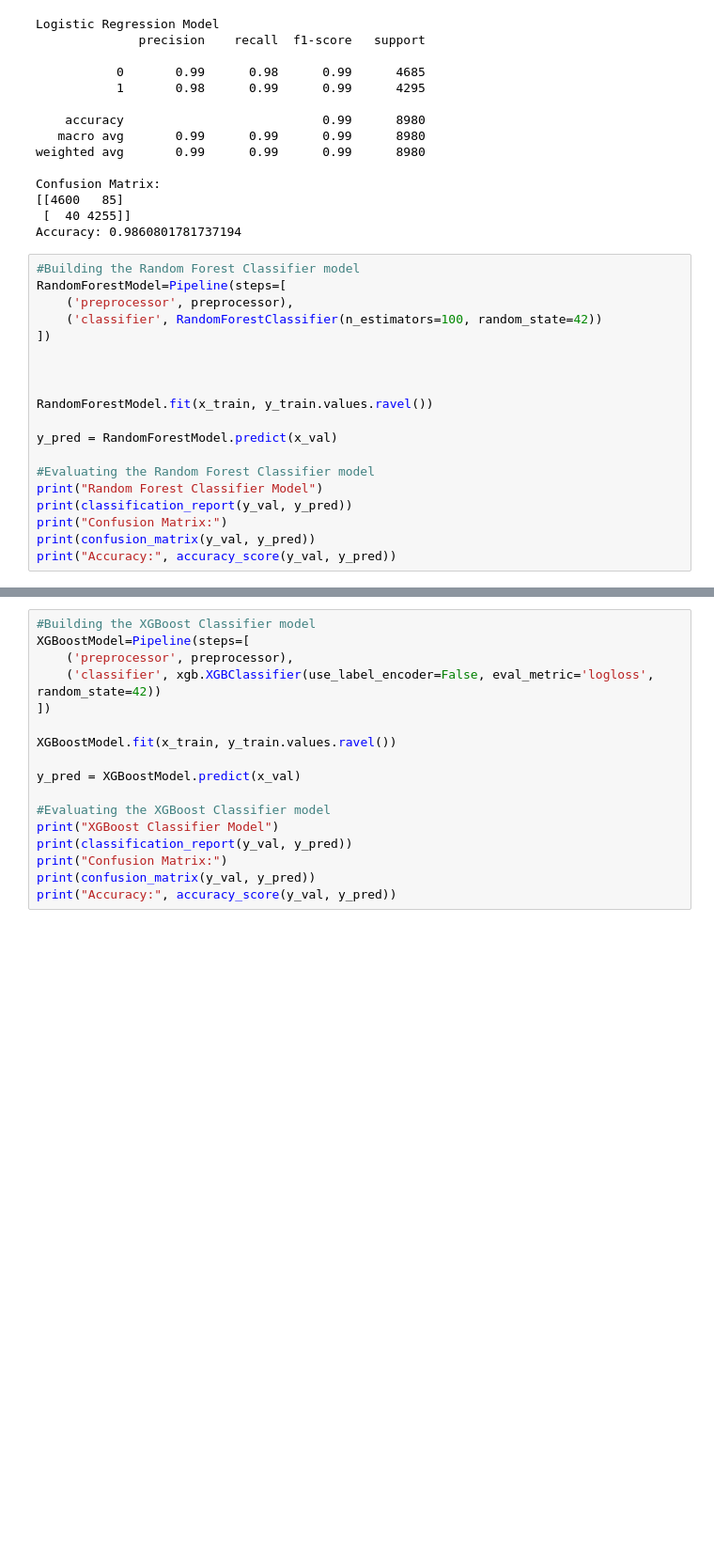
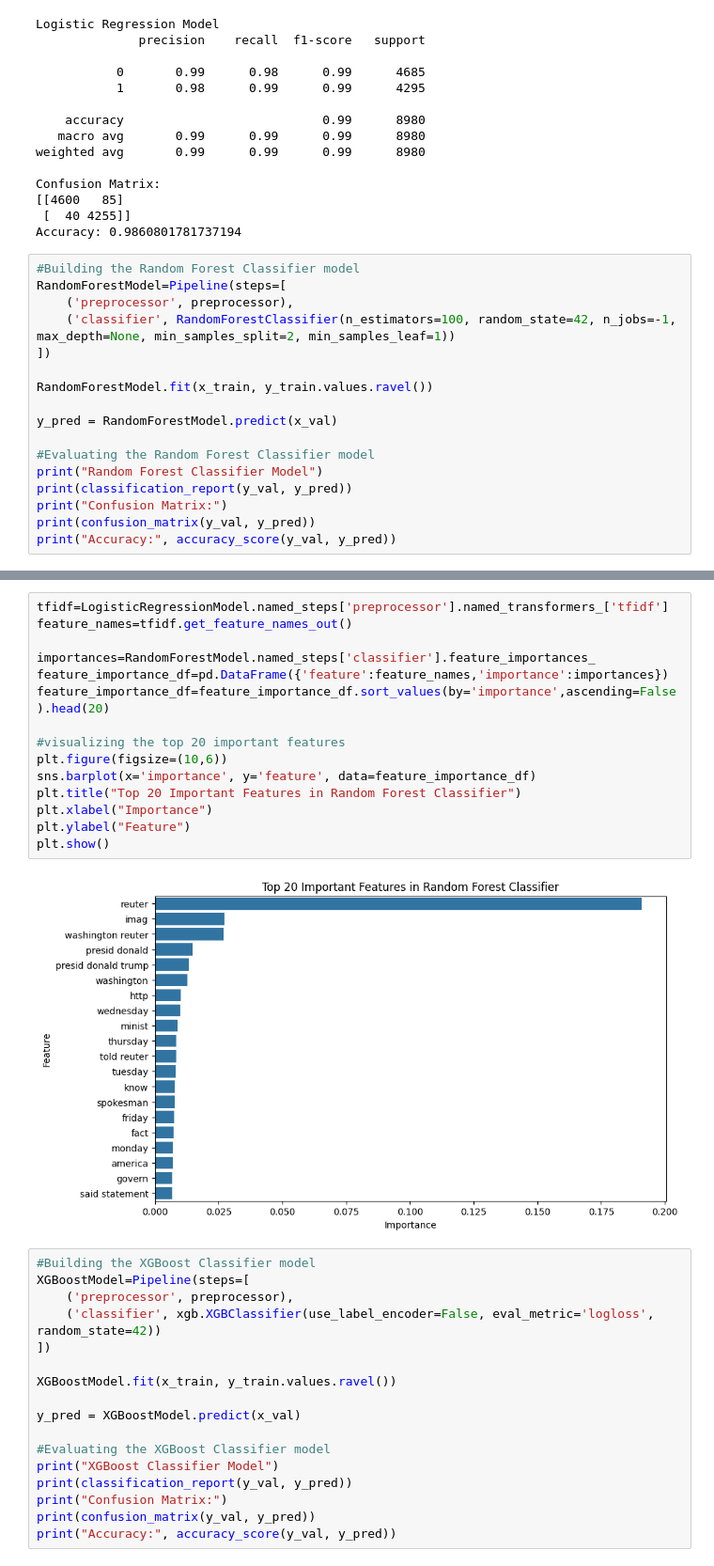
Before and after one commit to ahmadbuilds/fake-news-classifier, a Jupyter notebook: backend/notebooks/modeling.ipynb, the cells around one changed output, grey strips where cells are left out. Shown: that part at 94% size. Cells and saved outputs as stored; diff of their text form; blank space fills up the shorter version.

Commit message:
Random Forest Model Training Completed

```diff
--- a/backend/notebooks/modeling.ipynb
+++ b/backend/notebooks/modeling.ipynb
@@ -116,10 +116,8 @@ Accuracy: 0.9860801781737194
 #Building the Random Forest Classifier model
 RandomForestModel=Pipeline(steps=[
     ('preprocessor', preprocessor),
-    ('classifier', RandomForestClassifier(n_estimators=100, random_state=42))
+    ('classifier', RandomForestClassifier(n_estimators=100, random_state=42, n_jobs=-1, max_depth=None, min_samples_split=2, min_samples_leaf=1))
 ])
-
-
 
 RandomForestModel.fit(x_train, y_train.values.ravel())
 
@@ -134,3 +147,20 @@ print("Accuracy:", accuracy_score(y_val, y_pred))
+# %%
+tfidf=LogisticRegressionModel.named_steps['preprocessor'].named_transformers_['tfidf']
+feature_names=tfidf.get_feature_names_out()
+
+importances=RandomForestModel.named_steps['classifier'].feature_importances_
+feature_importance_df=pd.DataFrame({'feature':feature_names,'importance':importances})
+feature_importance_df=feature_importance_df.sort_values(by='importance',ascending=False).head(20)
+
+#visualizing the top 20 important features
+plt.figure(figsize=(10,6))
+sns.barplot(x='importance', y='feature', data=feature_importance_df)
+plt.title("Top 20 Important Features in Random Forest Classifier")
+plt.xlabel("Importance")
+plt.ylabel("Feature")
+plt.show()
+# %% [output]
+[figure, added]
 # %%
 #Building the XGBoost Classifier model
 XGBoostModel=Pipeline(steps=[
```
Also changed, not shown: parts of 1 cell of this notebook.
